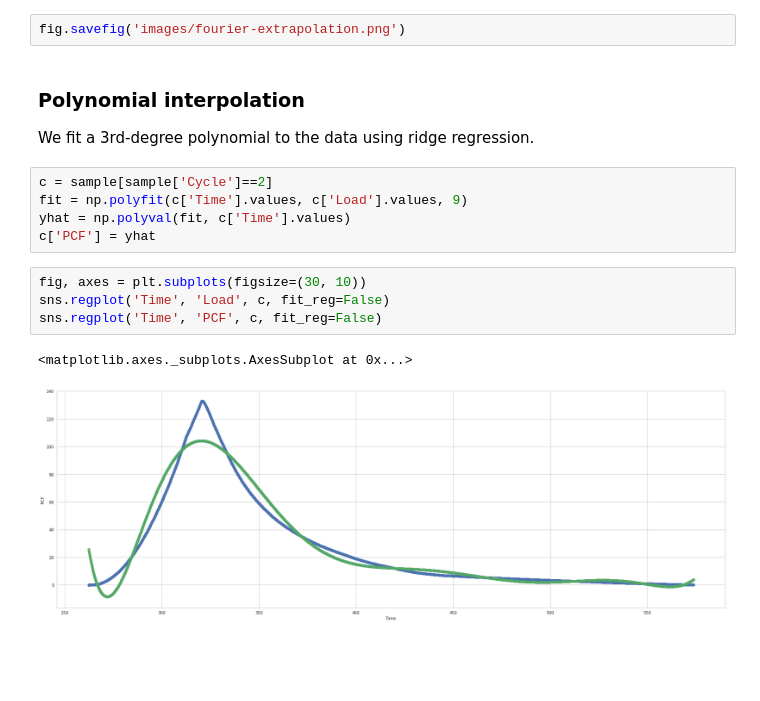
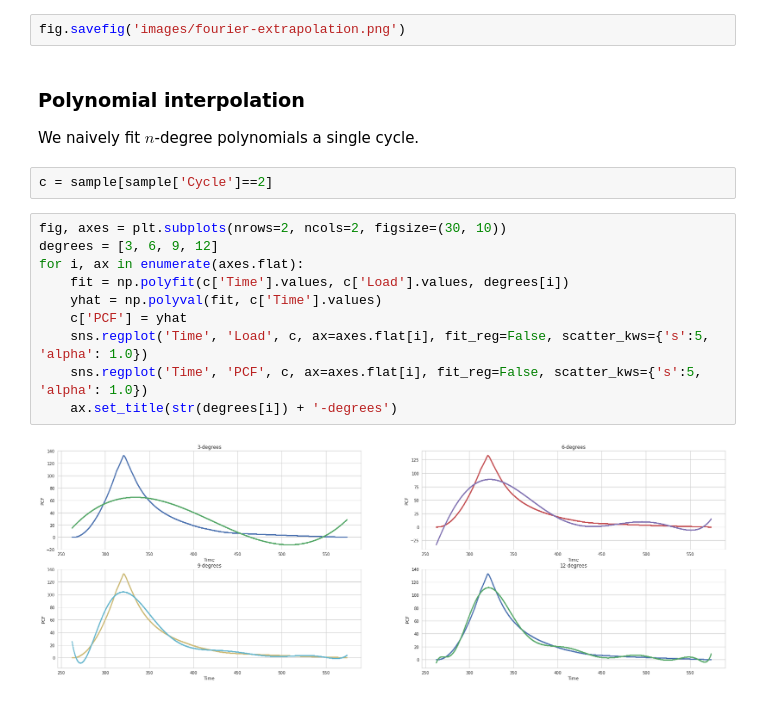
Before and after one commit to Columbia-Creative-Machines-Lab/muscle-prediction, a Jupyter notebook: parametric-analysis.ipynb, the cells around one changed output. Saved outputs shown, nothing was run; the diff lists cells and outputs as text; blank space fills up the shorter version.

```diff
--- a/parametric-analysis.ipynb
+++ b/parametric-analysis.ipynb
@@ -77,18 +77,20 @@ plt.scatter(np.arange(0, sample['Time'].shape[0] + n_pred), ext, s=2, alpha=0.5)
 [figure]
 # %%
 fig.savefig('images/fourier-extrapolation.png')
-# %% [markdown]
-### Polynomial interpolation
-We fit a 3rd-degree polynomial to the data using ridge regression.
-# %%
-c = sample[sample['Cycle']==2]
-fit = np.polyfit(c['Time'].values, c['Load'].values, 9)
-yhat = np.polyval(fit, c['Time'].values)
-c['PCF'] = yhat
-# %%
-fig, axes = plt.subplots(figsize=(30, 10))
-sns.regplot('Time', 'Load', c, fit_reg=False)
-sns.regplot('Time', 'PCF', c, fit_reg=False)
-# %% [output]
-<matplotlib.axes._subplots.AxesSubplot at 0x...>
-[figure, removed]
+# %% [markdown]
+### Polynomial interpolation
+We naively fit $n$-degree polynomials a single cycle.
+# %%
+c = sample[sample['Cycle']==2]
+# %%
+fig, axes = plt.subplots(nrows=2, ncols=2, figsize=(30, 10))
+degrees = [3, 6, 9, 12]
+for i, ax in enumerate(axes.flat):
+    fit = np.polyfit(c['Time'].values, c['Load'].values, degrees[i])
+    yhat = np.polyval(fit, c['Time'].values)
+    c['PCF'] = yhat
+    sns.regplot('Time', 'Load', c, ax=axes.flat[i], fit_reg=False, scatter_kws={'s':5, 'alpha': 1.0})
+    sns.regplot('Time', 'PCF', c, ax=axes.flat[i], fit_reg=False, scatter_kws={'s':5, 'alpha': 1.0})
+    ax.set_title(str(degrees[i]) + '-degrees')
+# %% [output]
+[figure, added]
```
Also changed, not shown: 1 other file.
